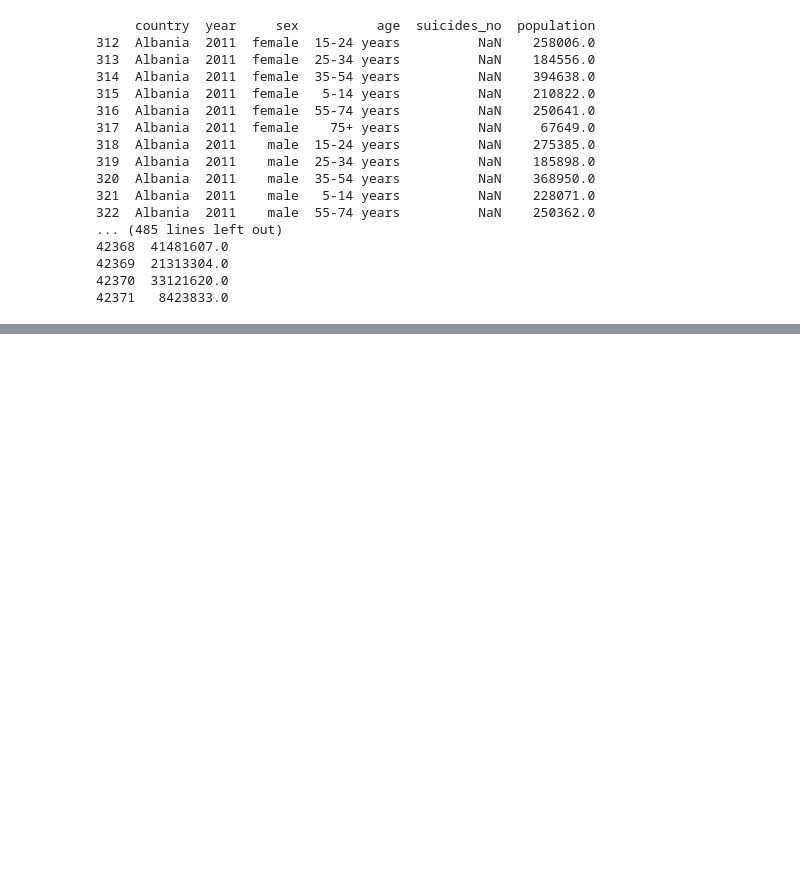
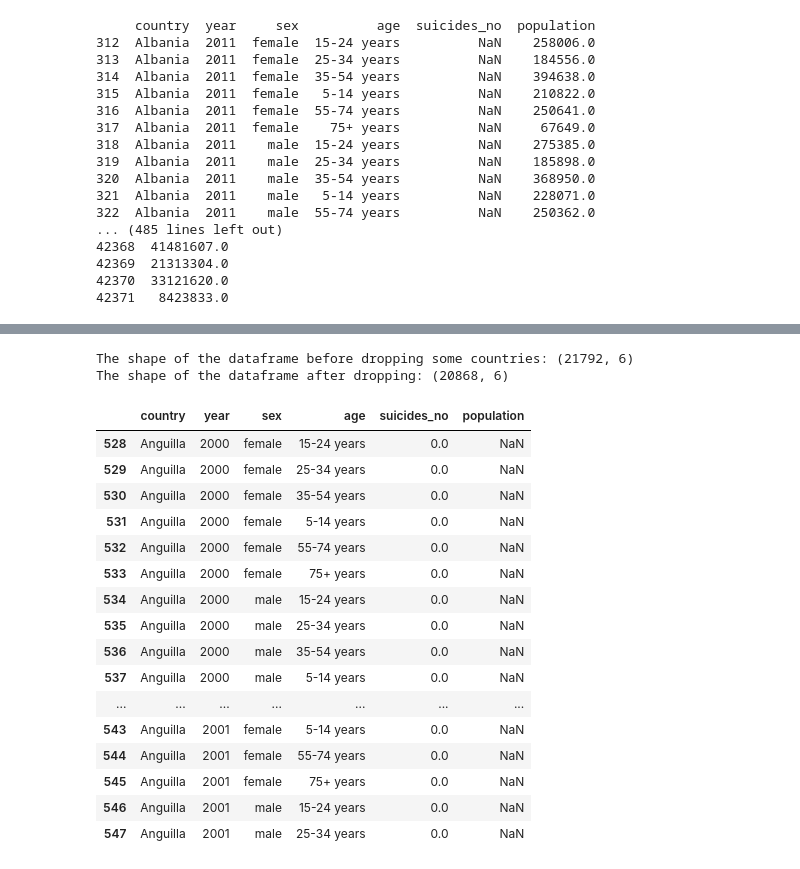
Before and after one commit to tw7366/Projects, a Jupyter notebook: Projects/Suicide Rates in the 21st Century.ipynb, the cells around one changed output, grey strips where cells are left out. Drawn from its saved outputs; the diff is of its cells as text; code cells hidden in the pictures; blank space fills up the shorter version.

Commit message:
finished leaning up NaN values for the suicides_co column

```diff
--- a/Projects/Suicide Rates in the 21st Century.ipynb
+++ b/Projects/Suicide Rates in the 21st Century.ipynb
@@ -114,0 +122,5 @@ There's a decision to make here.
+# %%
+nan_year_dict = {}  # countries and years where nan values are in suicides_co
+for country in nan_countries:
+    nan_year_dict[country] = suicide_nan.loc[suicide_nan['country']==country]['year'].unique()
+print(nan_year_dict)
@@ -114,0 +129,5 @@ There's a decision to make here.
+# %%
+for country in nan_countries:
+    print(f'{country}')
+    print('unique years:\n{}'.format(suicide_21.loc[suicide_21['country']==country]['year'].unique()))
+    print('years with NaN suicides_no:\n {} \n'.format(nan_year_dict[country]))
@@ -114,0 +174,34 @@ There's a decision to make here.
+# %%
+drop_countries = {'Albania', 'Azerbaijan', 'Belarus', 'Kiribati', 'Philippines', 'Portugal', 'San Marino'}
+pre_cleaned_df = suicide_21.copy()
+print(f'The shape of the dataframe before dropping some countries: {pre_cleaned_df.shape}')
+
+for country in drop_countries:
+    indexes = pre_cleaned_df.loc[pre_cleaned_df['country'] == country].index
+    pre_cleaned_df.drop(indexes, inplace=True)
+
+print(f'The shape of the dataframe after dropping: {pre_cleaned_df.shape}')
+# %% [output]
+The shape of the dataframe before dropping some countries: (21792, 6)
+The shape of the dataframe after dropping: (20868, 6)
+# %%
+cleaned_df = pre_cleaned_df.copy()
+cleaned_df.head(20)
+# %% [output]
+|  | country | year | sex | age | suicides_no | population |
+| 528 | Anguilla | 2000 | female | 15-24 years | 0.0 | NaN |
+| 529 | Anguilla | 2000 | female | 25-34 years | 0.0 | NaN |
+| 530 | Anguilla | 2000 | female | 35-54 years | 0.0 | NaN |
+| 531 | Anguilla | 2000 | female | 5-14 years | 0.0 | NaN |
+| 532 | Anguilla | 2000 | female | 55-74 years | 0.0 | NaN |
+| 533 | Anguilla | 2000 | female | 75+ years | 0.0 | NaN |
+| 534 | Anguilla | 2000 | male | 15-24 years | 0.0 | NaN |
+| 535 | Anguilla | 2000 | male | 25-34 years | 0.0 | NaN |
+| 536 | Anguilla | 2000 | male | 35-54 years | 0.0 | NaN |
+| 537 | Anguilla | 2000 | male | 5-14 years | 0.0 | NaN |
+| ... | ... | ... | ... | ... | ... | ... |
+| 543 | Anguilla | 2001 | female | 5-14 years | 0.0 | NaN |
+| 544 | Anguilla | 2001 | female | 55-74 years | 0.0 | NaN |
+| 545 | Anguilla | 2001 | female | 75+ years | 0.0 | NaN |
+| 546 | Anguilla | 2001 | male | 15-24 years | 0.0 | NaN |
+| 547 | Anguilla | 2001 | male | 25-34 years | 0.0 | NaN |
```
Also changed, not shown: parts of 10 cells of this notebook.
